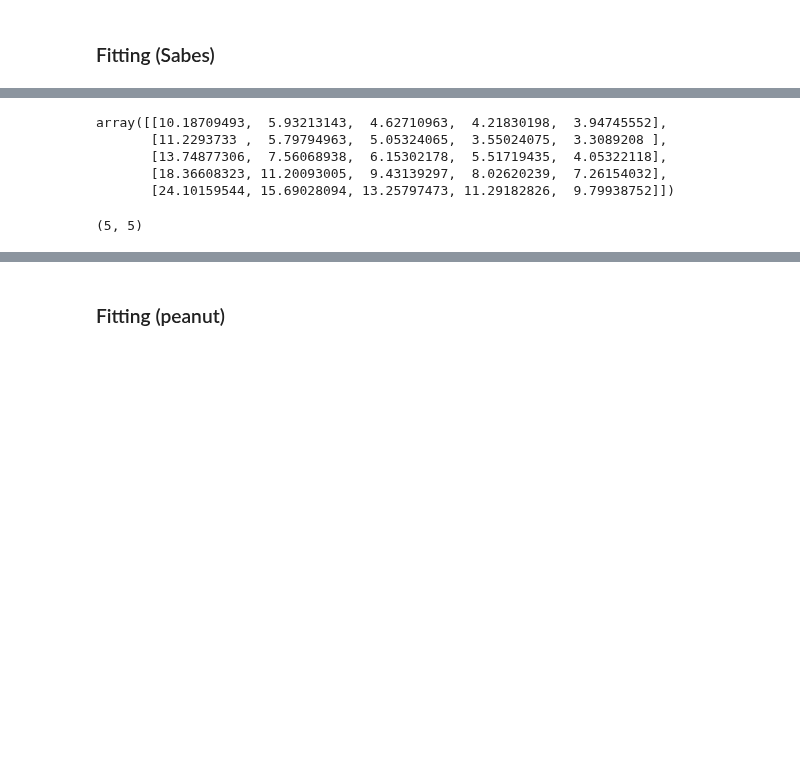
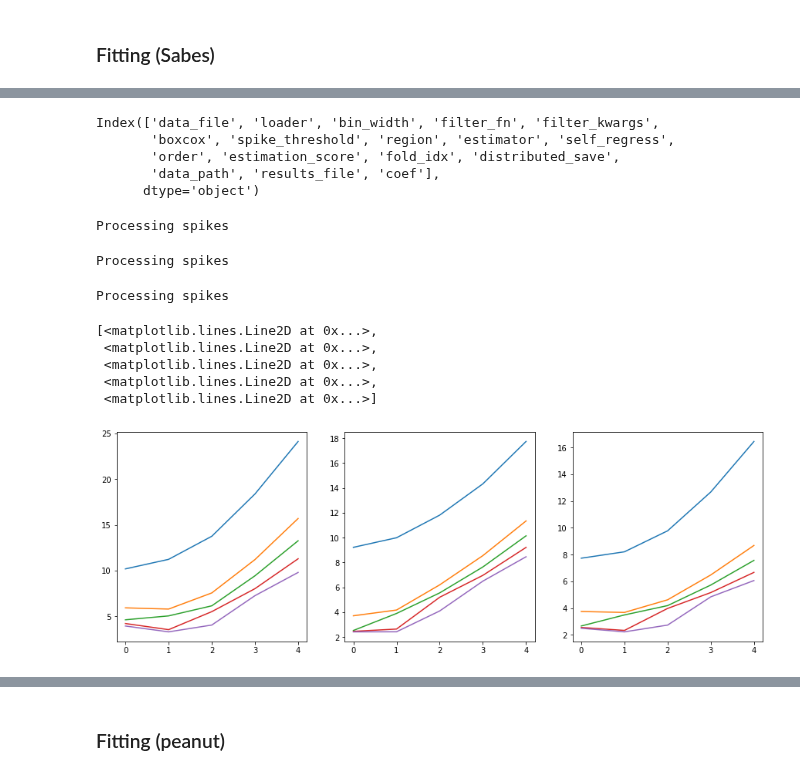
Before and after one commit to BouchardLab/FCCA_analysis, a Jupyter notebook: notebooks/final/Fig2.ipynb, the cells around one changed output, grey strips where cells are left out. Cells and saved outputs as stored; diff of their text form; code cells hidden in the pictures; blank space fills up the shorter version.

```diff
--- a/notebooks/final/Fig2.ipynb
+++ b/notebooks/final/Fig2.ipynb
@@ -134,3 +28,3 @@ import pickle
-# %%
-with open('sabes_var_fits1.dat', 'wb') as f:
-    f.write(pickle.dumps(results_list))
+# %%
+# Consolidate
+indy_fits = glob('/mnt/Secondary/data/indy_cv_var/indy_cv_var_*.dat')
@@ -137,2 +47,2 @@ with open('sabes_var_fits1.dat', 'wb') as f:
 # %%
-df = pd.DataFrame(results_list)
+indy_df = pd.DataFrame(rl)
@@ -202,12 +49,49 @@ for i, data_file in enumerate(data_files[0:1]):
-# %%
-np.mean(etest_M1[0], axis=0)
-# %% [output]
-array([[10.18709493,  5.93213143,  4.62710963,  4.21830198,  3.94745552],
-       [11.2293733 ,  5.79794963,  5.05324065,  3.55024075,  3.3089208 ],
-       [13.74877306,  7.56068938,  6.15302178,  5.51719435,  4.05322118],
-       [18.36608323, 11.20093005,  9.43139297,  8.02620239,  7.26154032],
-       [24.10159544, 15.69028094, 13.25797473, 11.29182826,  9.79938752]])
-# %%
-np.mean(etest_M1[0], axis=0).shape
-# %% [output]
-(5, 5)
+# %%
+indy_df.keys()
+# %% [output]
+Index(['data_file', 'loader', 'bin_width', 'filter_fn', 'filter_kwargs',
+       'boxcox', 'spike_threshold', 'region', 'estimator', 'self_regress',
+       'order', 'estimation_score', 'fold_idx', 'distributed_save',
+       'data_path', 'results_file', 'coef'],
+      dtype='object')
+# %%
+# Estimate autocorrelations in order to select model order
+data_files = np.unique(indy_df['data_file'].values)
+loader_args = {'bin_width':50, 'filter_fn':'none', 'filter_kwargs':{}, 'boxcox':0.5, 'spike_threshold':100, 'region':'M1'}
+
+etrain = np.zeros((data_files.size, 5, 5, 5))
+etest = np.zeros((data_files.size, 5, 5, 5))
+
+for i, data_file in enumerate(data_files):
+    dat = load_sabes(data_file, **loader_args)
+    y = np.squeeze(dat['spike_rates'])
+    fold_idx = 0
+    for j, (train_idxs, test_idxs) in enumerate(KFold(5).split(y)):
+        ccm_train = estimate_autocorrelation(y[train_idxs], 5)
+        ccm_test = estimate_autocorrelation(y[test_idxs], 5)
+
+        for k, var_order in enumerate([1, 2, 3, 4, 5]):
+            df_ = apply_df_filters(indy_df, data_file=data_file, fold_idx=fold_idx, order=var_order)
+            assert(df_.shape[0] == 1)
+            varss = VARss(df_.iloc[0]['coef'])
+            etrain[i, j, k] = [np.linalg.norm(ccm_train[idx] - varss.autocorrelation(5)[idx]) for idx in range(5)]
+            etest[i, j, k] = [np.linalg.norm(ccm_test[idx] - varss.autocorrelation(5)[idx]) for idx in range(5)]
+
+        fold_idx += 1
+# %% [output]
+Processing spikes
+Processing spikes
+Processing spikes
+# %%
+# Plot for each data file the average across var order
+fig, ax = plt.subplots(1, 3, figsize=(15, 5))
+ax[0].plot(np.mean(etest[0, ...], axis=0))
+ax[1].plot(np.mean(etest[1, ...], axis=0))
+ax[2].plot(np.mean(etest[2, ...], axis=0))
+# %% [output]
+[<matplotlib.lines.Line2D at 0x...>,
+ <matplotlib.lines.Line2D at 0x...>,
+ <matplotlib.lines.Line2D at 0x...>,
+ <matplotlib.lines.Line2D at 0x...>,
+ <matplotlib.lines.Line2D at 0x...>]
+[figure, added]
```
Also changed, not shown: parts of 38 cells of this notebook, 5 other files.
